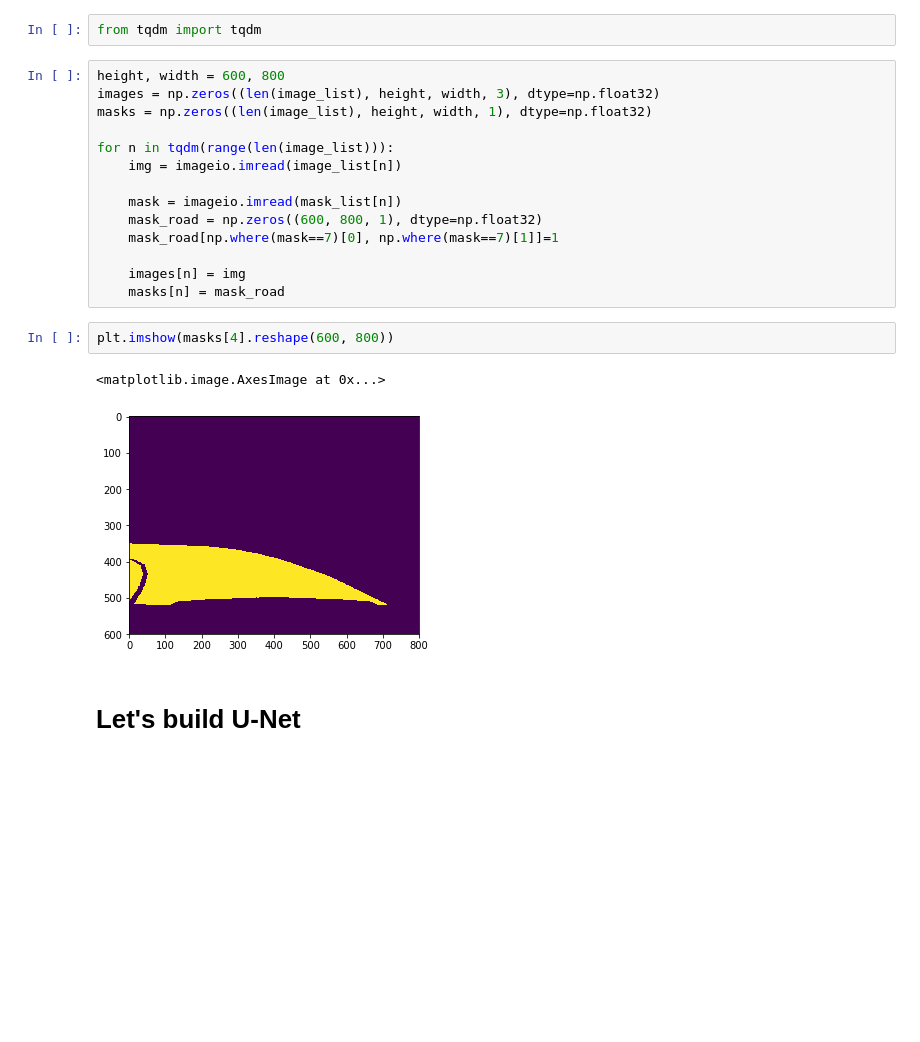
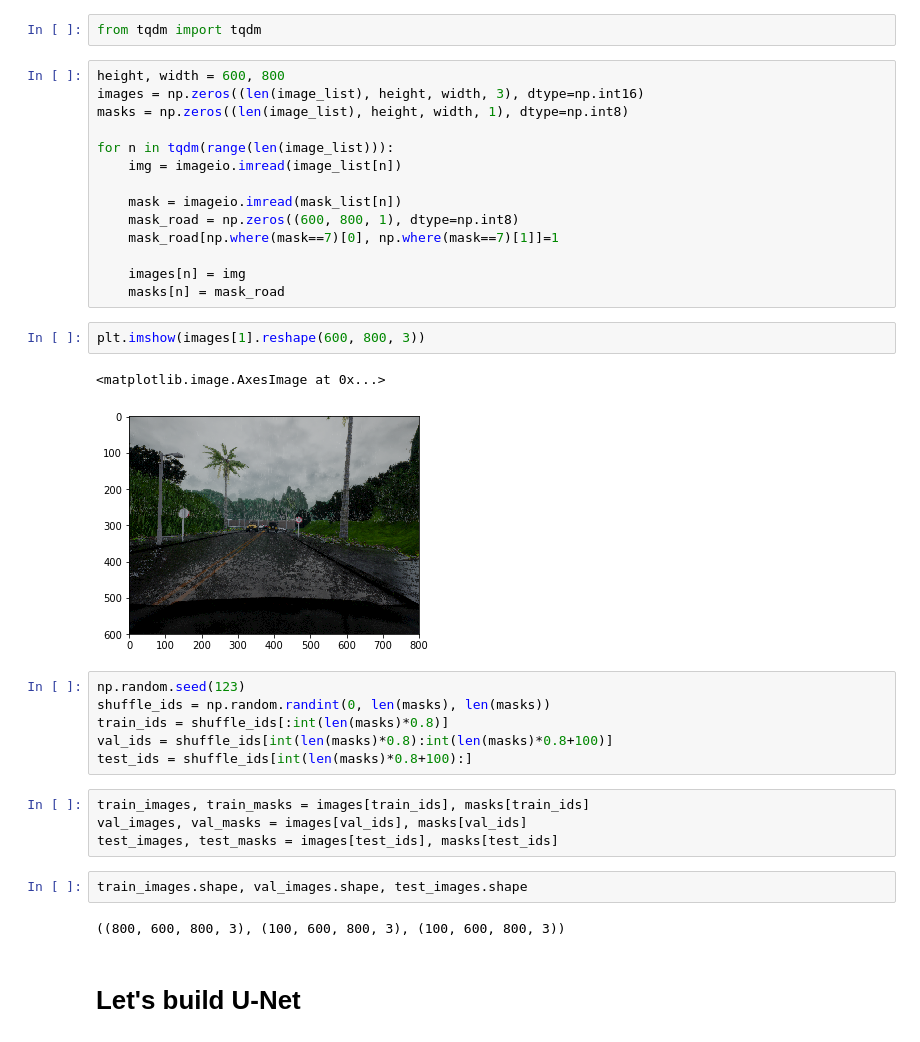
Before and after one commit to Wanke15/Self-driving-cars-road-segmentation, a Jupyter notebook: Self-driving cars Road Segmentation Task.ipynb, the cells around one changed output. Drawn from its saved outputs; the diff is of its cells as text; blank space fills up the shorter version.

Commit message:
Train val and test data split

```diff
--- a/Self-driving cars Road Segmentation Task.ipynb
+++ b/Self-driving cars Road Segmentation Task.ipynb
@@ -53,23 +53,37 @@ plt.imshow(kk)
 from tqdm import tqdm
 # %%
 height, width = 600, 800
-images = np.zeros((len(image_list), height, width, 3), dtype=np.float32)
-masks = np.zeros((len(image_list), height, width, 1), dtype=np.float32)
+images = np.zeros((len(image_list), height, width, 3), dtype=np.int16)
+masks = np.zeros((len(image_list), height, width, 1), dtype=np.int8)
 
 for n in tqdm(range(len(image_list))):
     img = imageio.imread(image_list[n])
 
     mask = imageio.imread(mask_list[n])
-    mask_road = np.zeros((600, 800, 1), dtype=np.float32)
+    mask_road = np.zeros((600, 800, 1), dtype=np.int8)
     mask_road[np.where(mask==7)[0], np.where(mask==7)[1]]=1
 
     images[n] = img
     masks[n] = mask_road
 # %%
-plt.imshow(masks[4].reshape(600, 800))
+plt.imshow(images[1].reshape(600, 800, 3))
 # %% [output]
 <matplotlib.image.AxesImage at 0x...>
-[figure, old version]
+[figure, new version]
+# %%
+np.random.seed(123)
+shuffle_ids = np.random.randint(0, len(masks), len(masks))
+train_ids = shuffle_ids[:int(len(masks)*0.8)]
+val_ids = shuffle_ids[int(len(masks)*0.8):int(len(masks)*0.8+100)]
+test_ids = shuffle_ids[int(len(masks)*0.8+100):]
+# %%
+train_images, train_masks = images[train_ids], masks[train_ids]
+val_images, val_masks = images[val_ids], masks[val_ids]
+test_images, test_masks = images[test_ids], masks[test_ids]
+# %%
+train_images.shape, val_images.shape, test_images.shape
+# %% [output]
+((800, 600, 800, 3), (100, 600, 800, 3), (100, 600, 800, 3))
 # %% [markdown]
 # Let's build U-Net
 # %%
```
Also changed, not shown: parts of 4 cells of this notebook.
